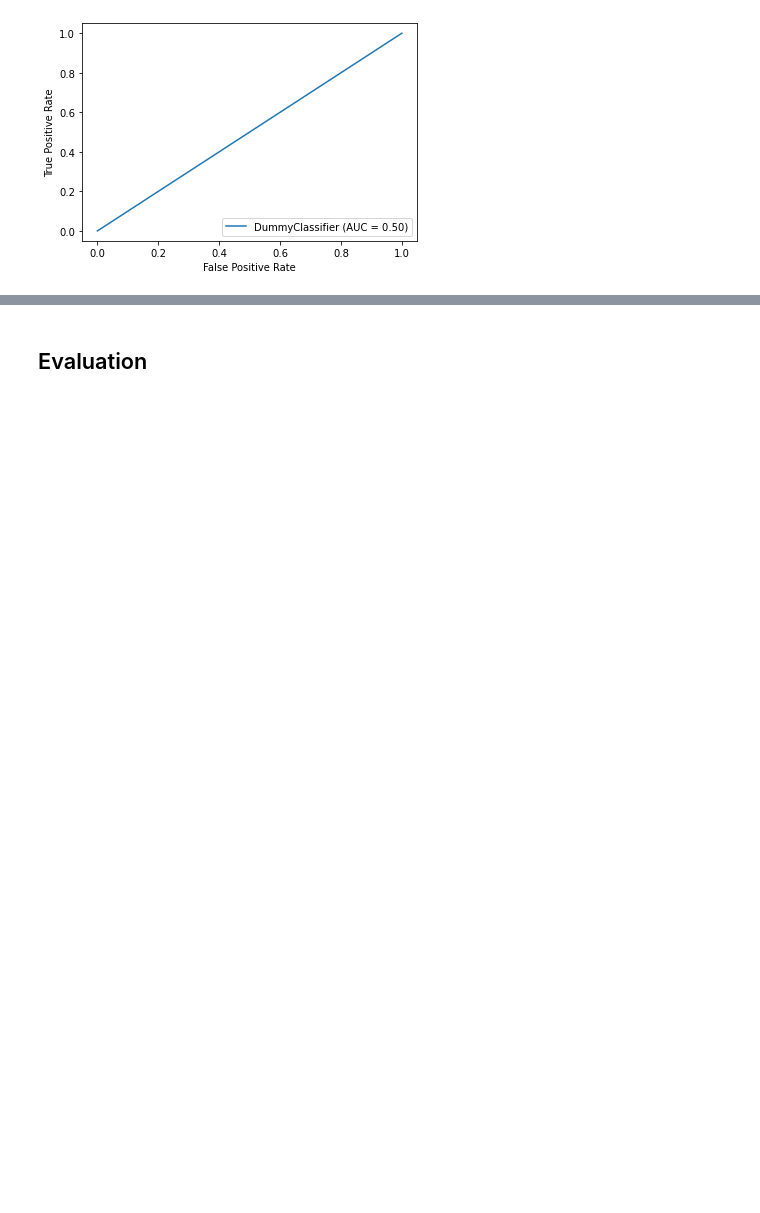
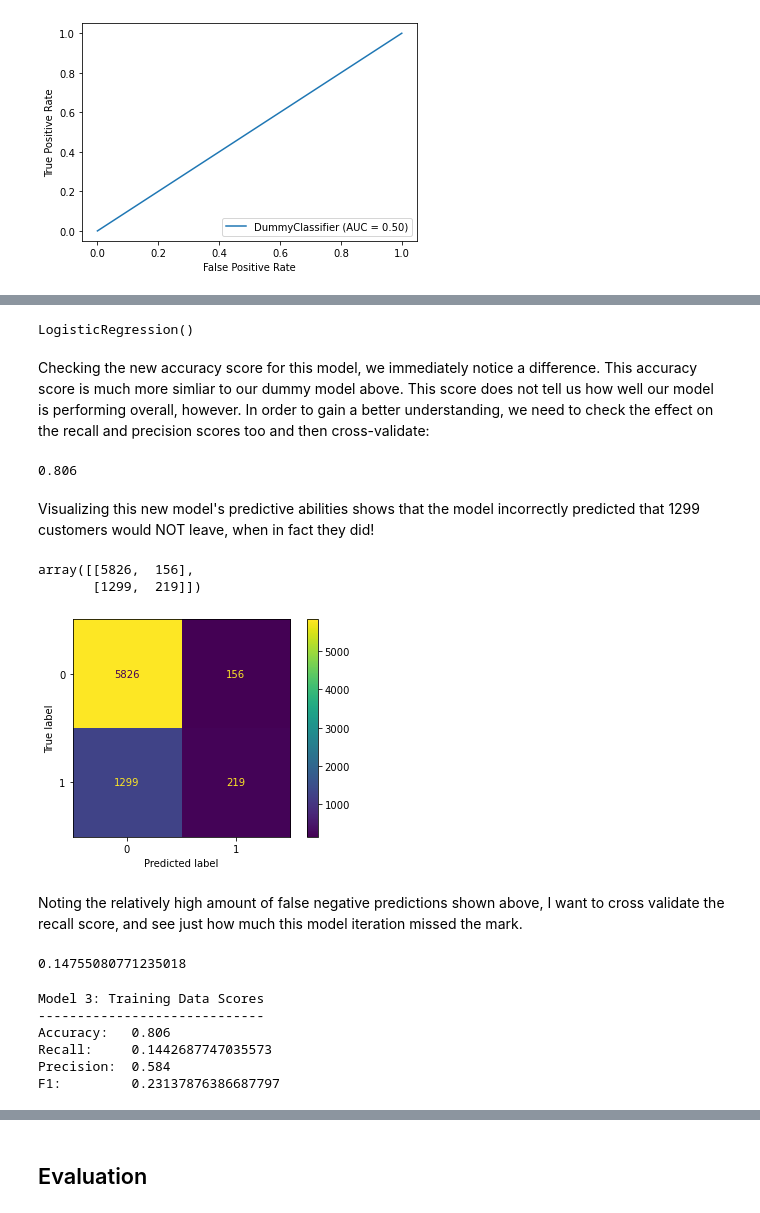
Before and after one commit to SamBen804/Bank_Customer_Churn_Analysis, a Jupyter notebook: Final_Notebook.ipynb, the cells around one changed output, grey strips where cells are left out. Saved outputs shown, nothing was run; the diff lists cells and outputs as text; code cells hidden in the pictures; blank space fills up the shorter version.

Commit message:
Up through model 7 detailed in Final Notebook, addition of markdown through Model 4

```diff
--- a/Final_Notebook.ipynb
+++ b/Final_Notebook.ipynb
@@ -642,0 +382,4 @@ lr.score(X_train_df, y_train)
+# %%
+scaler = StandardScaler() # Instantiate
+X_train_sc = scaler.fit_transform(X_train) # Fit and transform to training data for X
+X_test_sc = scaler.transform(X_test) # Transform the testing data
@@ -642,0 +494,5 @@ lr.score(X_train_df, y_train)
+# %%
+Xnew = X.drop('Complain', axis=1) # the 'Exited' target column was already dropped.
+y = numeric['Exited'] # y remains the same, but I've copied it here from reference.
+
+Xnew_train, Xnew_test, y_train, y_test = train_test_split(Xnew, y, random_state=1)
@@ -642,0 +515,45 @@ lr.score(X_train_df, y_train)
+# %%
+Xnew_train_sc = scaler.fit_transform(Xnew_train) # Fitting the previoiusly instantiated scaler to this new training data
+Xnew_test_sc = scaler.transform(Xnew_test) # Transforming BOTH the training and test data
+# %%
+model_3 = LogisticRegression() # Instantiating a new LogisticRegression model
+model_3.fit(Xnew_train_sc, y_train) # Fitting to our newly split training data
+# %% [output]
+LogisticRegression()
+# %% [markdown]
+Checking the new accuracy score for this model, we immediately notice a difference. This accuracy score is much more simliar to our dummy model above. This score does not tell us how well our model is performing overall, however. In order to gain a better understanding, we need to check the effect on the recall and precision scores too and then cross-validate:
+# %%
+model_3.score(Xnew_train_sc, y_train)
+# %% [output]
+0.806
+# %% [markdown]
+Visualizing this new model's predictive abilities shows that the model incorrectly predicted that 1299 customers would NOT leave, when in fact they did!
+# %%
+confusion_matrix(y_train, model_3.predict(Xnew_train_sc))
+# %% [output]
+array([[5826,  156],
+       [1299,  219]])
+# %%
+plot_confusion_matrix(model_3, Xnew_train_sc, y_train);
+# %% [output]
+[figure, added]
+# %% [markdown]
+Noting the relatively high amount of false negative predictions shown above, I want to cross validate the recall score, and see just how much this model iteration missed the mark.
+# %%
+cross_val_score(model_3, Xnew_train_sc, y_train, cv=5, scoring='recall').mean()
+# %% [output]
+0.14755080771235018
+# %%
+print('Model 3: Training Data Scores')
+print('-----------------------------')
+print(f'Accuracy:   {accuracy_score(y_train, model_3.predict(Xnew_train_sc))}')
+print(f'Recall:     {recall_score(y_train, model_3.predict(Xnew_train_sc))}')
+print(f'Precision:  {precision_score(y_train, model_3.predict(Xnew_train_sc))}')
+print(f'F1:         {f1_score(y_train, model_3.predict(Xnew_train_sc))}')
+# %% [output]
+Model 3: Training Data Scores
+-----------------------------
+Accuracy:   0.806
+Recall:     0.1442687747035573
+Precision:  0.584
+F1:         0.23137876386687797
```
Also changed, not shown: parts of 139 cells of this notebook.
